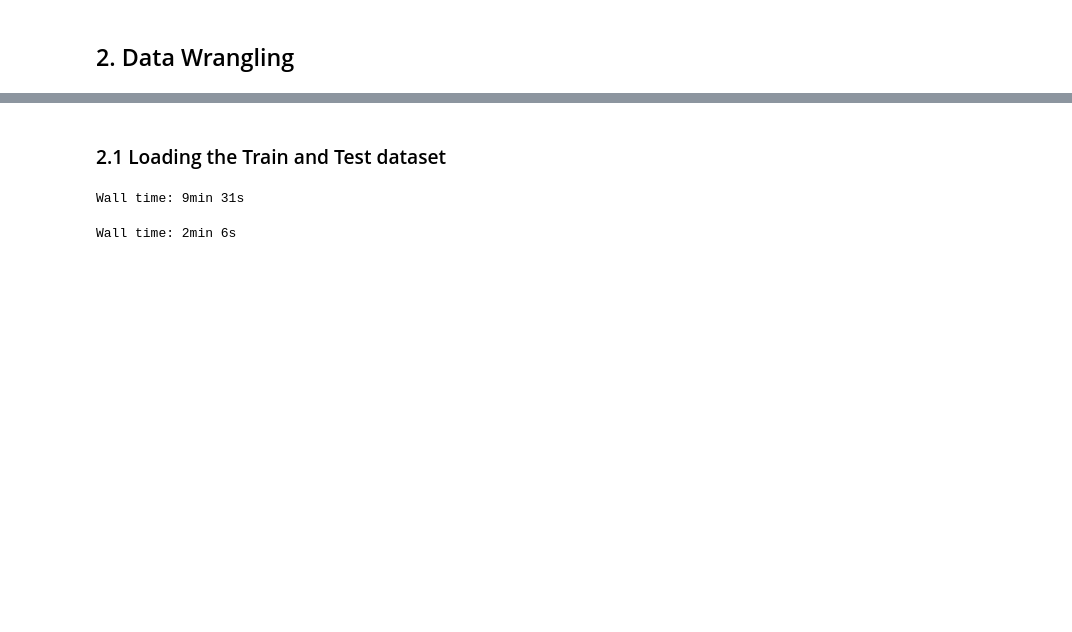
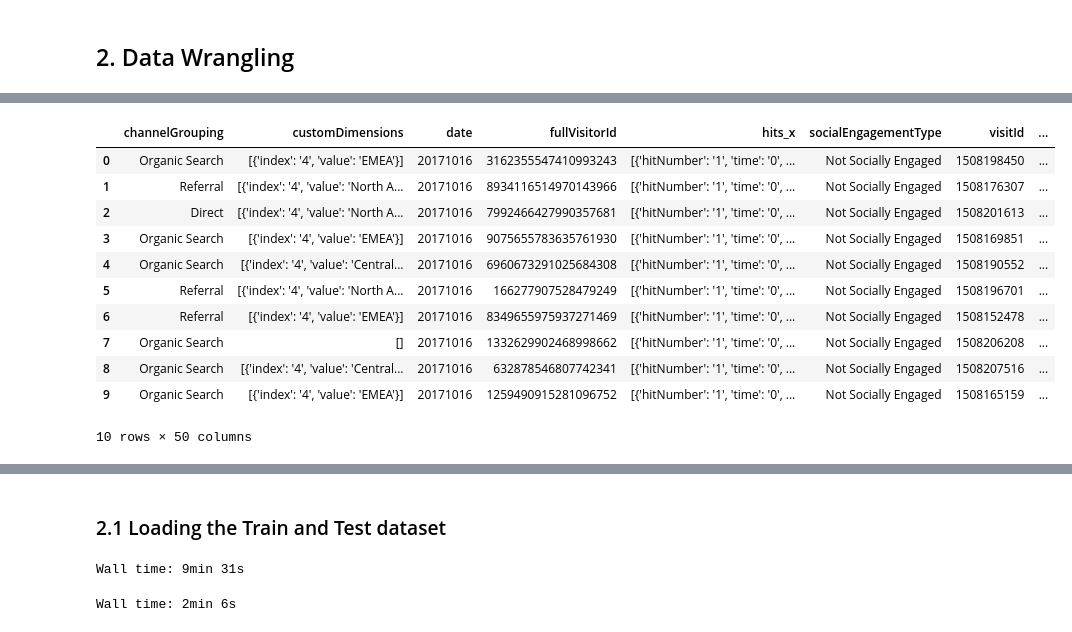
Before and after one commit to irenetoo/-Google-Analytics-Customer-Revenue-Prediction, a Jupyter notebook: Google_Analytics_Customer_Revenue_Prediction_20200518.ipynb, the cells around one changed output, grey strips where cells are left out. Cells and saved outputs as stored; diff of their text form; code cells hidden in the pictures; blank space fills up the shorter version.

```diff
--- a/Google_Analytics_Customer_Revenue_Prediction_20200518.ipynb
+++ b/Google_Analytics_Customer_Revenue_Prediction_20200518.ipynb
@@ -39,0 +50,5 @@ init_notebook_mode(connected=True) # For plotly
+# %%
+import pandas as pd
+
+df_partial = pd.read_csv("train_v2.csv", nrows = 10)
+df_partial.head()
@@ -39,0 +64,21 @@ init_notebook_mode(connected=True) # For plotly
+# %%
+import json
+json_columns = ["device", "geoNetwork", "totals", "trafficSource"]
+for json_column in json_columns:
+    #df_partial[json_column] = df_partial[json_column].apply(lambda x: json.loads(x))
+    df_temp = pd.json_normalize(df_partial[json_column])
+    df_partial = df_partial.drop(json_column, axis = 1).merge(df_temp, left_index = True, right_index = True)
+df_partial
+# %% [output]
+|  | channelGrouping | customDimensions | date | fullVisitorId | hits_x | socialEngagementType | visitId | ... |
+| 0 | Organic Search | [{'index': '4', 'value': 'EMEA'}] | 20171016 | 3162355547410993243 | [{'hitNumber': '1', 'time': '0', ... | Not Socially Engaged | 1508198450 | ... |
+| 1 | Referral | [{'index': '4', 'value': 'North A... | 20171016 | 8934116514970143966 | [{'hitNumber': '1', 'time': '0', ... | Not Socially Engaged | 1508176307 | ... |
+| 2 | Direct | [{'index': '4', 'value': 'North A... | 20171016 | 7992466427990357681 | [{'hitNumber': '1', 'time': '0', ... | Not Socially Engaged | 1508201613 | ... |
+| 3 | Organic Search | [{'index': '4', 'value': 'EMEA'}] | 20171016 | 9075655783635761930 | [{'hitNumber': '1', 'time': '0', ... | Not Socially Engaged | 1508169851 | ... |
+| 4 | Organic Search | [{'index': '4', 'value': 'Central... | 20171016 | 6960673291025684308 | [{'hitNumber': '1', 'time': '0', ... | Not Socially Engaged | 1508190552 | ... |
+| 5 | Referral | [{'index': '4', 'value': 'North A... | 20171016 | 166277907528479249 | [{'hitNumber': '1', 'time': '0', ... | Not Socially Engaged | 1508196701 | ... |
+| 6 | Referral | [{'index': '4', 'value': 'EMEA'}] | 20171016 | 8349655975937271469 | [{'hitNumber': '1', 'time': '0', ... | Not Socially Engaged | 1508152478 | ... |
+| 7 | Organic Search | [] | 20171016 | 1332629902468998662 | [{'hitNumber': '1', 'time': '0', ... | Not Socially Engaged | 1508206208 | ... |
+| 8 | Organic Search | [{'index': '4', 'value': 'Central... | 20171016 | 632878546807742341 | [{'hitNumber': '1', 'time': '0', ... | Not Socially Engaged | 1508207516 | ... |
+| 9 | Organic Search | [{'index': '4', 'value': 'EMEA'}] | 20171016 | 1259490915281096752 | [{'hitNumber': '1', 'time': '0', ... | Not Socially Engaged | 1508165159 | ... |
+10 rows × 50 columns
```
Also changed, not shown: parts of 8 cells of this notebook.
